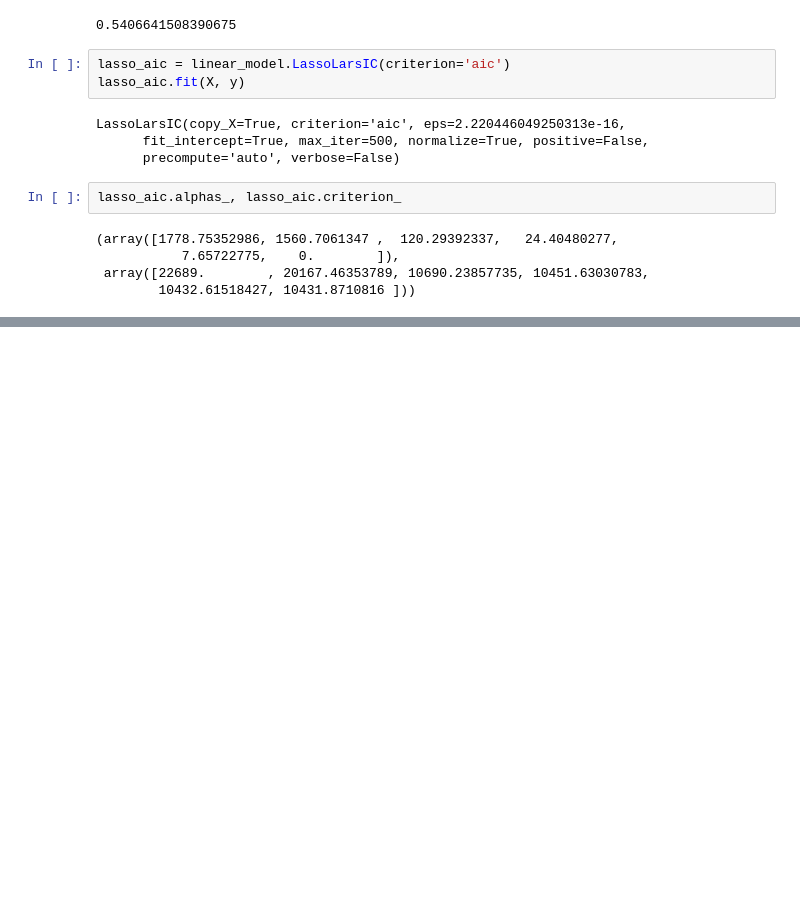
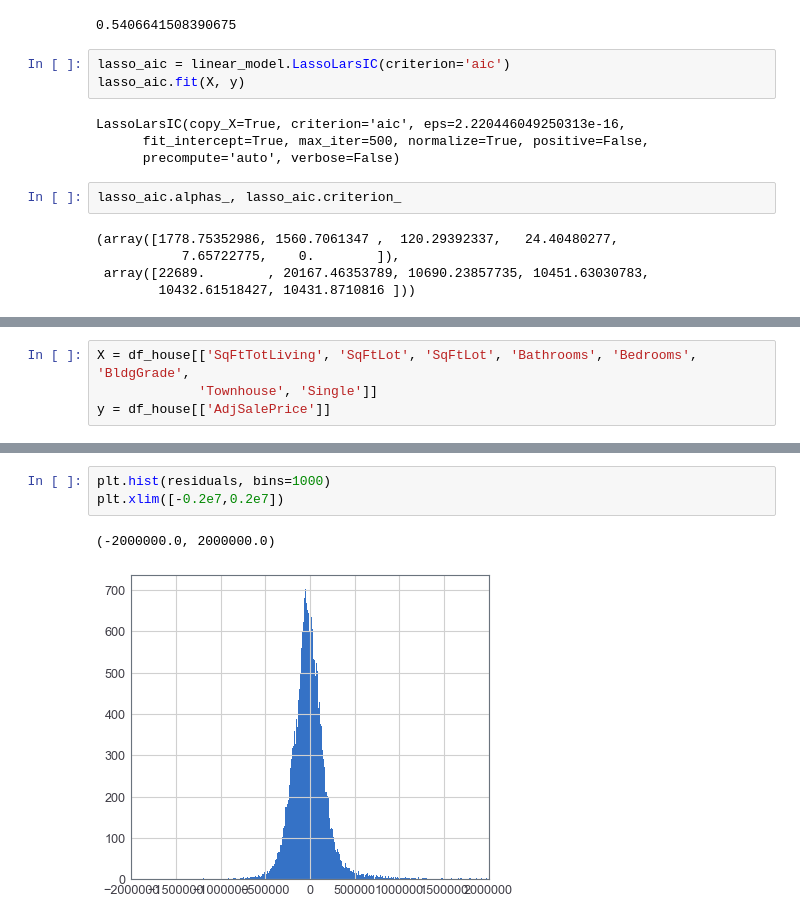
Before and after one commit to MingliangZhou/stat_ds, a Jupyter notebook: code/ch_4.ipynb, the cells around one changed output, grey strips where cells are left out. Saved outputs shown, nothing was run; the diff lists cells and outputs as text; blank space fills up the shorter version.

```diff
--- a/code/ch_4.ipynb
+++ b/code/ch_4.ipynb
@@ -183,0 +280,4 @@ print(date.shape)
+# %%
+X = df_house[['SqFtTotLiving', 'SqFtLot', 'SqFtLot', 'Bathrooms', 'Bedrooms', 'BldgGrade',
+             'Townhouse', 'Single']]
+y = df_house[['AdjSalePrice']]
@@ -183,0 +331,6 @@ print(date.shape)
+# %%
+plt.hist(residuals, bins=1000)
+plt.xlim([-0.2e7,0.2e7])
+# %% [output]
+(-2000000.0, 2000000.0)
+[figure, added]
```
Also changed, not shown: parts of 34 cells of this notebook.
